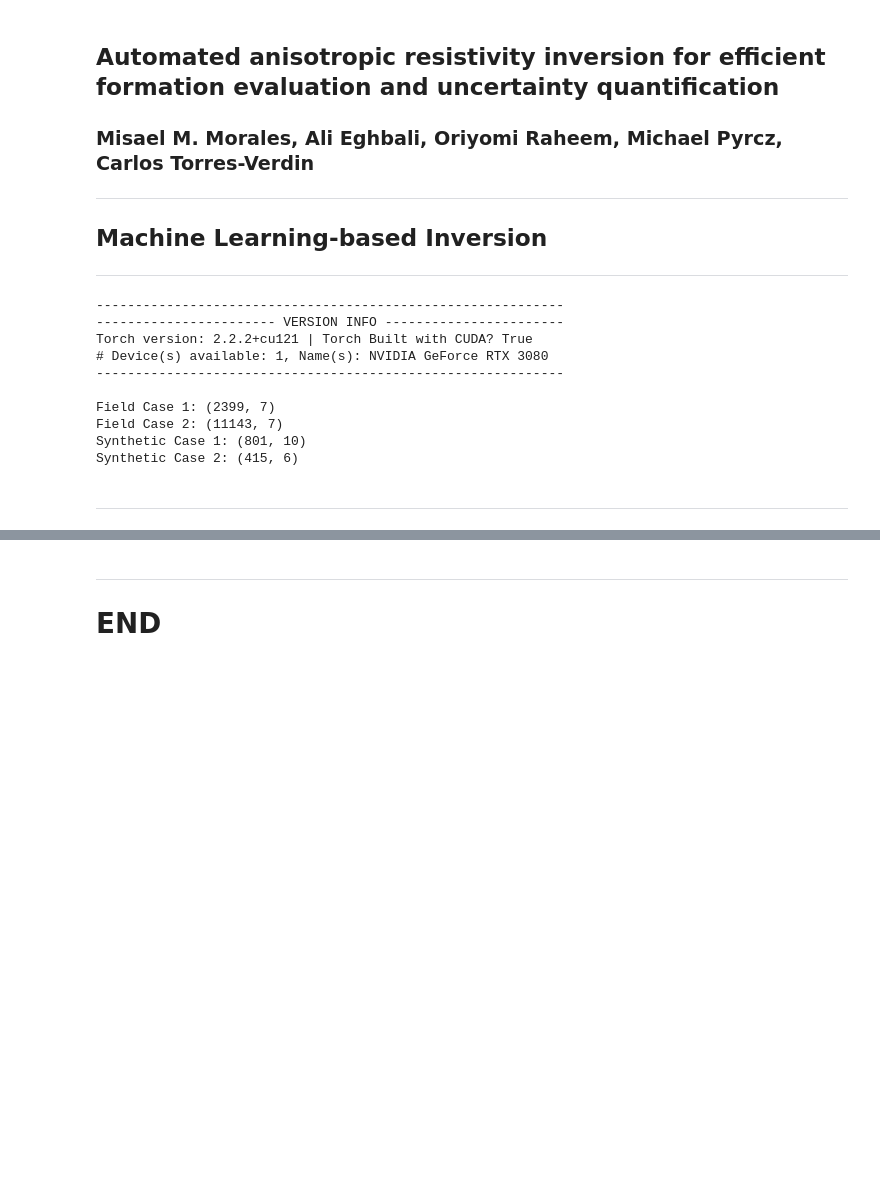
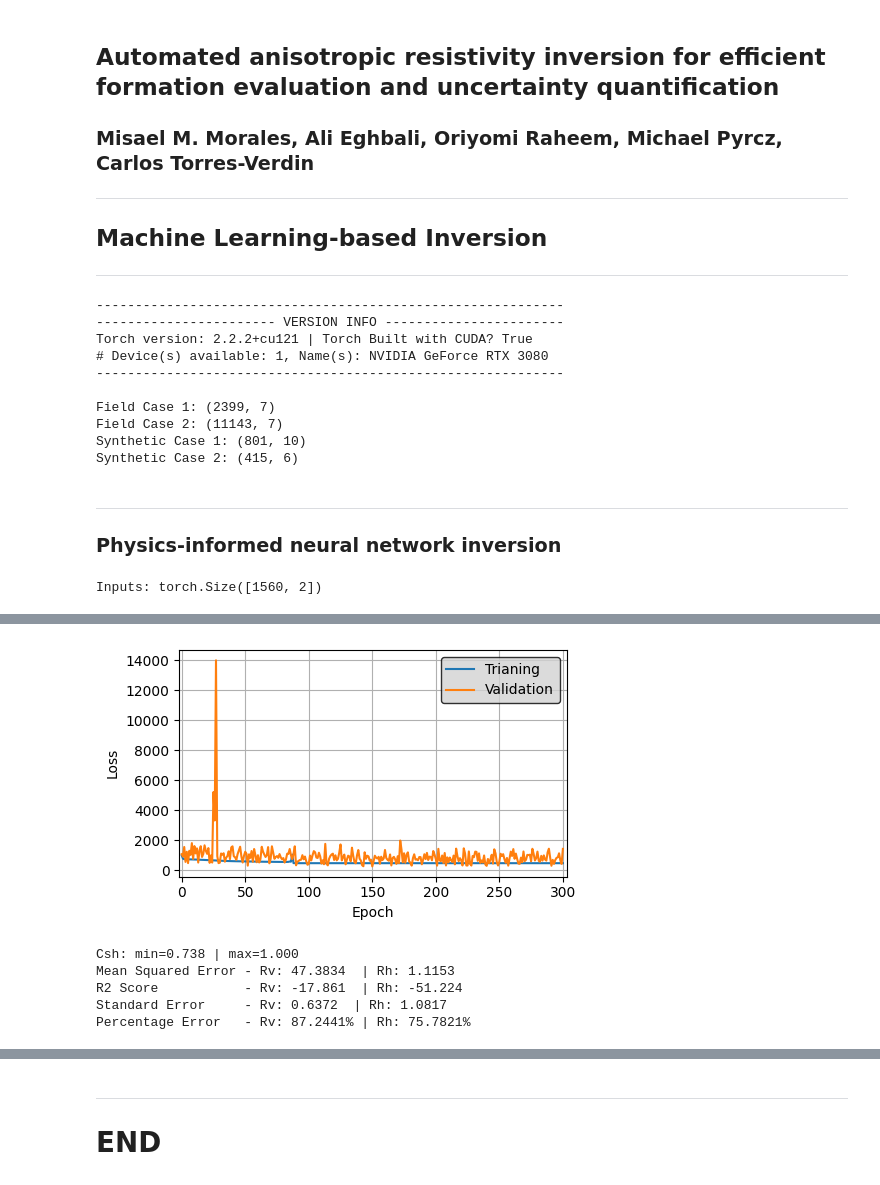
Before and after one commit to misaelmmorales/Anisotropic-Resistivity-Inversion, a Jupyter notebook: main_PINN.ipynb, the cells around one changed output, grey strips where cells are left out. Saved outputs shown, nothing was run; the diff lists cells and outputs as text; code cells hidden in the pictures; blank space fills up the shorter version.

```diff
--- a/main_PINN.ipynb
+++ b/main_PINN.ipynb
@@ -21,20 +21,20 @@ Field Case 1: (2399, 7)
 Field Case 2: (11143, 7)
 Synthetic Case 1: (801, 10)
 Synthetic Case 2: (415, 6)
-# %% [markdown]
-***
+# %% [markdown]
+***
+### Physics-informed neural network inversion
 # %%
 class ResInvPINN(nn.Module):
     def __init__(self):
         super(ResInvPINN, self).__init__()
         self.fc1 = nn.Linear(2, 64)
-        self.fc2 = nn.Linear(64, 4)
+        self.fc2 = nn.Linear(64, 2)
 
     def constraints(self, x):
-        c, s, v, h = x[:, 0], x[:, 1], x[:, 2], x[:, 3]
+        c, s = x[:, 0], x[:, 1]
         c = nn.Sigmoid()(c)
-        v, h = nn.ELU()(v), nn.ELU()(h)
-        return torch.stack([c, s, v, h], dim=-1)
+        return torch.stack([c, s], dim=-1)
 
     def forward(self, x):
         x = self.fc1(x)
@@ -43,10 +43,12 @@ class ResInvPINN(nn.Module):
         return x
 
 class ResInvLoss(nn.Module):
-    def __init__(self, lambda_reg=1e-5, lambda_p=2):
+    def __init__(self, Rvsh=10, Rhsh=1, lambda_reg=1e-5, lambda_p=2):
         super(ResInvLoss, self).__init__()
         self.lambda_reg = lambda_reg
         self.lambda_p = lambda_p
+        self.Rvsh = Rvsh
+        self.Rhsh = Rhsh
 
     def forward(self, inputs, outputs):
         Rv_true = inputs[:, 0]
@@ -55,22 +57,20 @@ class ResInvLoss(nn.Module):
         Csh_pred = outputs[:, 0]
         Rss_pred = outputs[:, 1]
 
-        Rvsh_pred = outputs[:, 2]
-        Rhsh_pred = outputs[:, 3]
-
-        eq1 = (Csh_pred*Rvsh_pred + (1-Csh_pred)*Rss_pred) - (Rv_true)
-        eq2 = 1/(Csh_pred/Rhsh_pred + (1-Csh_pred)/Rss_pred) - (Rh_true)
+        eq1 = (Csh_pred*self.Rvsh + (1-Csh_pred)*Rss_pred) - (Rv_true)
+        eq2 = 1/(Csh_pred/self.Rhsh + (1-Csh_pred)/Rss_pred) - (Rh_true)
         eqs = torch.stack([eq1, eq2], dim=-1)
 
         wd1, wd2 = 1/Rv_true, 1*Rh_true
         Wdm = torch.stack([wd1, wd2], dim=-1)
 
         costf = torch.norm(torch.matmul(Wdm.T, eqs), p=2)
-        regPa = self.lambda_reg*torch.norm(outputs[:,[2,3]], p=self.lambda_p)
+        regPa = self.lambda_reg*torch.norm(outputs, p=self.lambda_p)
 
         return  costf + regPa
 # %%
-d = lasio.read('well1.las').df()[['CALI', 'AT10','AT30','AT60','AT90','GR','RV72H_1D_FLT','RH72H_1D_FLT']].dropna()
+w1_keys = ['CALI', 'AT10','AT30','AT60','AT90','GR','RV72H_1D_FLT','RH72H_1D_FLT']
+d = lasio.read('cases/well1.las').df()[w1_keys].dropna()
 column_names = ['CALI', 'AT10', 'AT30', 'AT60', 'AT90', 'GR', 'Rv', 'Rh']
 
 zstart = int(np.argwhere(d.index==9720).squeeze())
@@ -79,8 +79,13 @@ zend   = int(np.argwhere(d.index==10110).squeeze())
 data      = d.rename(columns=dict(zip(d.columns, column_names))).iloc[zstart:zend]
 res_aniso = data[['Rv', 'Rh']]
 
+Rvsh_true = 2.813
+Rhsh_true = 0.775
+
 inputs = torch.tensor(res_aniso.values, dtype=torch.float32)
 print('Inputs: {}'.format(inputs.shape))
+# %% [output]
+Inputs: torch.Size([1560, 2])
 # %%
 dataset        = TensorDataset(inputs)
 train_percent  = 0.85
@@ -91,7 +96,7 @@ trainloader    = DataLoader(xtrain, batch_size=64, shuffle=True)
 validloader    = DataLoader(xvalid, batch_size=64, shuffle=True)
 
 pinn       = ResInvPINN()
-criterion  = ResInvLoss(lambda_reg=1e-7, lambda_p=1)
+criterion  = ResInvLoss(Rvsh=Rvsh_true, Rhsh=Rhsh_true, lambda_reg=1e-5, lambda_p=1)
 optimizer  = torch.optim.Adam(params=pinn.parameters(), lr=1e-3)
 
 epochs, monitor = 301, 100
@@ -121,13 +126,6 @@ for epoch in range(epochs):
     # progress
     if epoch % monitor == 0:
         print('Epoch: {} | Loss: {:.4f} | Valid Loss: {:.4f}'.format(epoch, train_loss[-1], valid_loss[-1]))
-
-plt.figure(figsize=(5,3))
-plt.plot(range(epochs), train_loss, label='Trianing', c='tab:blue')
-plt.plot(range(epochs), valid_loss, label='Validation', c='tab:orange')
-plt.legend(facecolor='lightgrey', edgecolor='k')
-plt.grid(True, which='both')
-plt.xlabel('Epoch'); plt.ylabel('Loss')
-plt.xlim(-2, epochs+2)
-plt.tight_layout()
-plt.show()
+losses = (train_loss, valid_loss)
+plot_loss(losses)
+# %% [output]
@@ -134,19 +137,20 @@ plt.show()
+[figure, added]
 # %%
 y_pred = pinn(inputs[:,:2]).detach().numpy().squeeze()
-Csh_pred, Rss_pred, Rvsh_pred, Rhsh_pred = [y_pred[:, i] for i in range(y_pred.shape[1])]
+Csh_pred, Rss_pred = [y_pred[:, i] for i in range(y_pred.shape[1])]
 print('Csh: min={:.3f} | max={:.3f}'.format(Csh_pred.min(), Csh_pred.max()))
 
 Rv_true = res_aniso['Rv'].values
 Rh_true = res_aniso['Rh'].values
 
-Rv_sim = (Csh_pred*Rvsh_pred + (1-Csh_pred)*Rss_pred)
-Rh_sim = 1/(Csh_pred/Rhsh_pred + (1-Csh_pred)/Rss_pred)
+Rv_sim = (Csh_pred*Rvsh_true + (1-Csh_pred)*Rss_pred)
+Rh_sim = 1/(Csh_pred/Rhsh_true + (1-Csh_pred)/Rss_pred)
 
 Rv_err = np.abs((Rv_sim - Rv_true)/Rv_true) * 100
 Rh_err = np.abs((Rh_sim - Rh_true)/Rh_true) * 100
 
 pinn_sol = pd.DataFrame({'Csh_pred':Csh_pred, 'Rss_pred':Rss_pred,
-                         'Rvsh':Rvsh_pred, 'Rhsh':Rhsh_pred,
+                         'Rvsh':Rhsh_true, 'Rhsh':Rhsh_true,
                          'Rv_sim':Rv_sim, 'Rh_sim':Rh_sim,
                          'Rv_err':Rv_err, 'Rh_err':Rh_err}, index=res_aniso.index)
 
@@ -154,3 +158,9 @@ results = pd.concat([data, pinn_sol], axis=1)
 results.to_csv('pinn_solution.csv', index=True)
 
 error_metrics(results)
+# %% [output]
+Csh: min=0.738 | max=1.000
+Mean Squared Error - Rv: 47.3834  | Rh: 1.1153
+R2 Score           - Rv: -17.861  | Rh: -51.224
+Standard Error     - Rv: 0.6372  | Rh: 1.0817
+Percentage Error   - Rv: 87.2441% | Rh: 75.7821%
```
Also changed, not shown: parts of 3 cells of this notebook, 2 other files.
